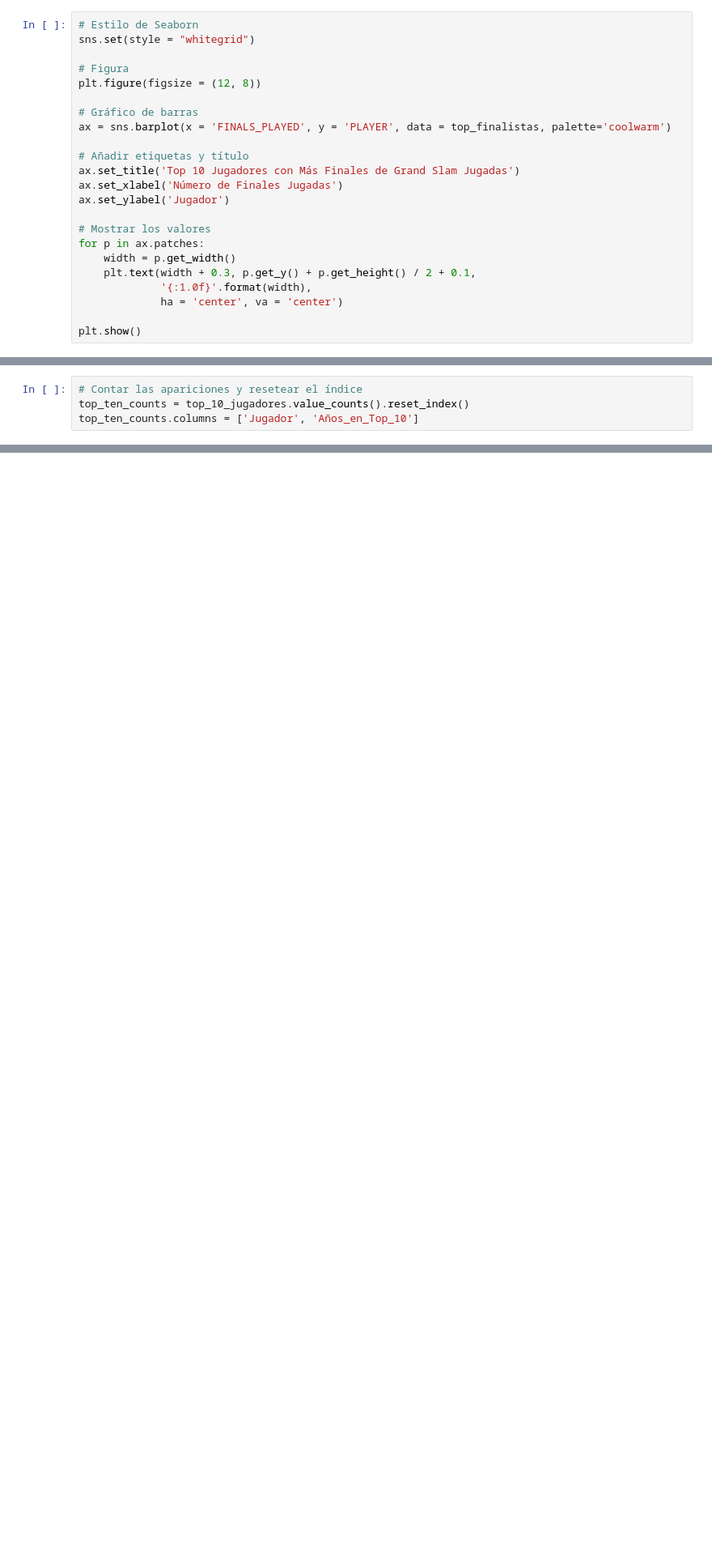
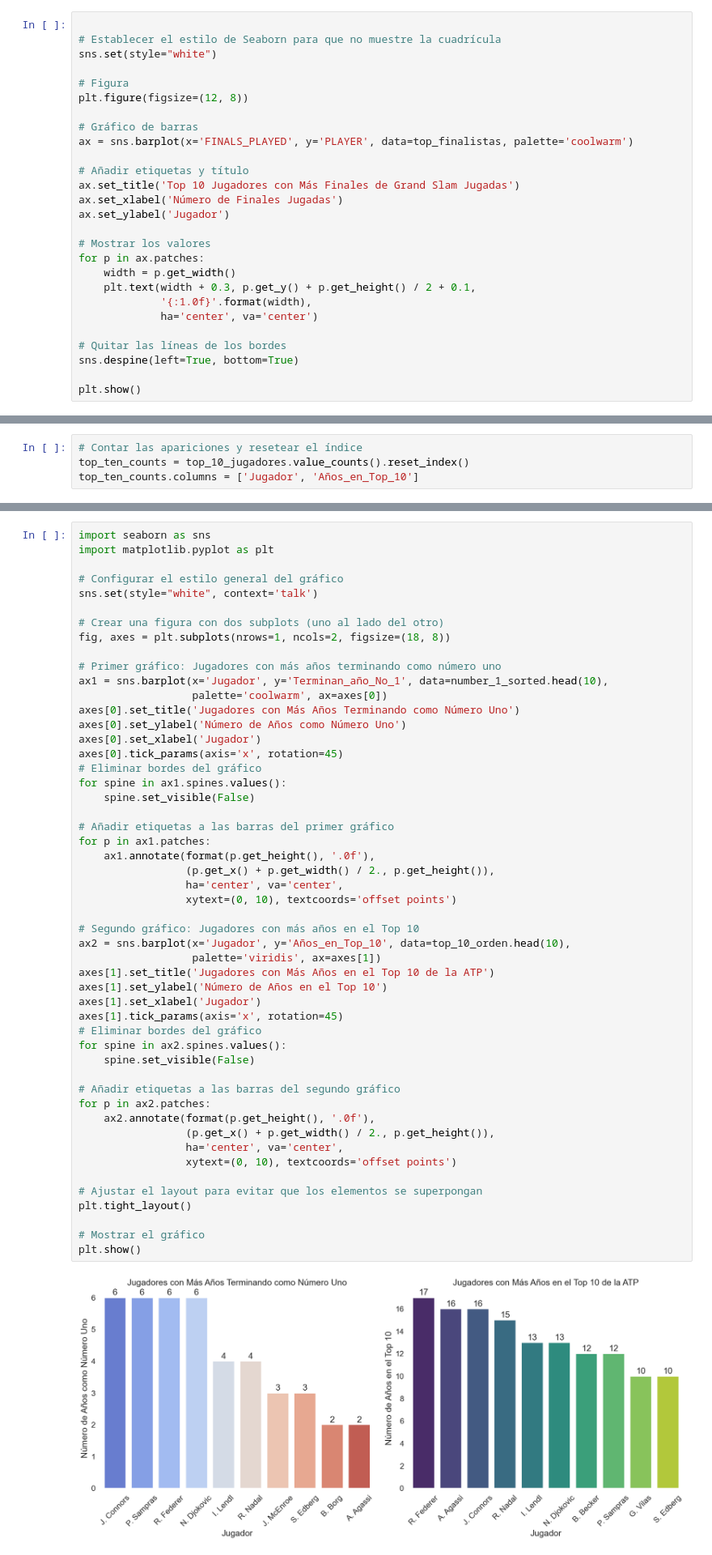
Before and after one commit to Lokhy87/EDA_entrega, a Jupyter notebook: Limpieza.ipynb, the cells around one changed output, grey strips where cells are left out. Shown at 81% size. Saved outputs shown, nothing was run; the diff lists cells and outputs as text; blank space fills up the shorter version.

```diff
--- a/Limpieza.ipynb
+++ b/Limpieza.ipynb
@@ -742,14 +764,15 @@ top_finalistas
 | 8 | S. Edberg | 11 |
 | 9 | M. Wilander | 11 |
 # %%
-# Estilo de Seaborn
-sns.set(style = "whitegrid")
+
+# Establecer el estilo de Seaborn para que no muestre la cuadrícula
+sns.set(style="white")
 
 # Figura
-plt.figure(figsize = (12, 8))
+plt.figure(figsize=(12, 8))
 
 # Gráfico de barras
-ax = sns.barplot(x = 'FINALS_PLAYED', y = 'PLAYER', data = top_finalistas, palette='coolwarm')
+ax = sns.barplot(x='FINALS_PLAYED', y='PLAYER', data=top_finalistas, palette='coolwarm')
 
 # Añadir etiquetas y título
 ax.set_title('Top 10 Jugadores con Más Finales de Grand Slam Jugadas')
@@ -761,7 +784,10 @@ for p in ax.patches:
     width = p.get_width()
     plt.text(width + 0.3, p.get_y() + p.get_height() / 2 + 0.1,
              '{:1.0f}'.format(width),
-             ha = 'center', va = 'center')
+             ha='center', va='center')
+
+# Quitar las líneas de los bordes
+sns.despine(left=True, bottom=True)
 
 plt.show()
 # %% [output]
@@ -882,6 +909,59 @@ plt.tight_layout()
 plt.show()
 # %% [output]
 [figure]
+# %%
+import seaborn as sns
+import matplotlib.pyplot as plt
+
+# Configurar el estilo general del gráfico
+sns.set(style="white", context='talk')
+
+# Crear una figura con dos subplots (uno al lado del otro)
+fig, axes = plt.subplots(nrows=1, ncols=2, figsize=(18, 8))
+
+# Primer gráfico: Jugadores con más años terminando como número uno
+ax1 = sns.barplot(x='Jugador', y='Terminan_año_No_1', data=number_1_sorted.head(10),
+                  palette='coolwarm', ax=axes[0])
+axes[0].set_title('Jugadores con Más Años Terminando como Número Uno')
+axes[0].set_ylabel('Número de Años como Número Uno')
+axes[0].set_xlabel('Jugador')
+axes[0].tick_params(axis='x', rotation=45)
+# Eliminar bordes del gráfico
+for spine in ax1.spines.values():
+    spine.set_visible(False)
+
+# Añadir etiquetas a las barras del primer gráfico
+for p in ax1.patches:
+    ax1.annotate(format(p.get_height(), '.0f'),
+                 (p.get_x() + p.get_width() / 2., p.get_height()),
+                 ha='center', va='center',
+                 xytext=(0, 10), textcoords='offset points')
+
+# Segundo gráfico: Jugadores con más años en el Top 10
+ax2 = sns.barplot(x='Jugador', y='Años_en_Top_10', data=top_10_orden.head(10),
+                  palette='viridis', ax=axes[1])
+axes[1].set_title('Jugadores con Más Años en el Top 10 de la ATP')
+axes[1].set_ylabel('Número de Años en el Top 10')
+axes[1].set_xlabel('Jugador')
+axes[1].tick_params(axis='x', rotation=45)
+# Eliminar bordes del gráfico
+for spine in ax2.spines.values():
+    spine.set_visible(False)
+
+# Añadir etiquetas a las barras del segundo gráfico
+for p in ax2.patches:
+    ax2.annotate(format(p.get_height(), '.0f'),
+                 (p.get_x() + p.get_width() / 2., p.get_height()),
+                 ha='center', va='center',
+                 xytext=(0, 10), textcoords='offset points')
+
+# Ajustar el layout para evitar que los elementos se superpongan
+plt.tight_layout()
+
+# Mostrar el gráfico
+plt.show()
+# %% [output]
+[figure, added]
 # %% [markdown]
 #### Hipótesis: Los jugadores zurdos tienen una ventaja en ciertas superficies o torneos específicos debido a su estilo de juego único
 # %%
```
Also changed, not shown: parts of 9 cells of this notebook.
